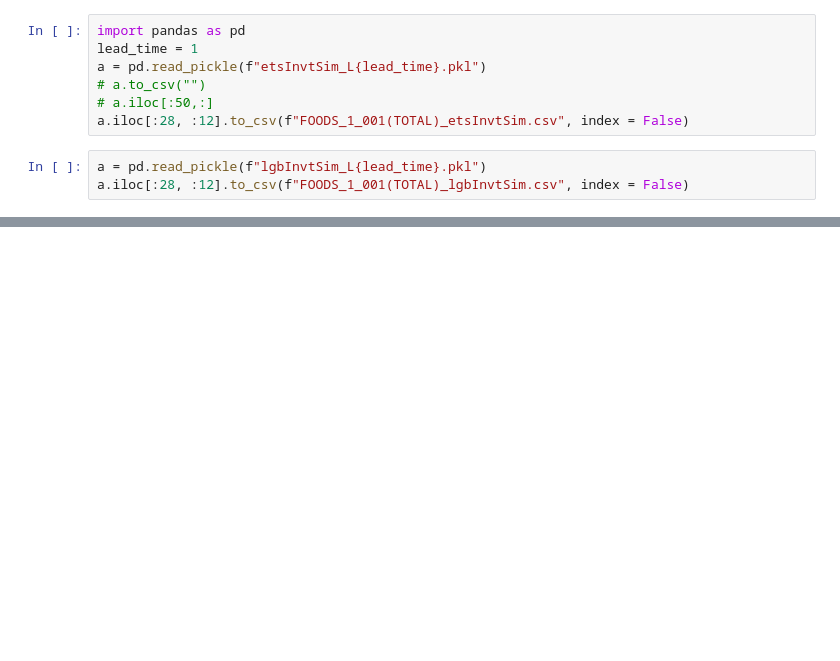
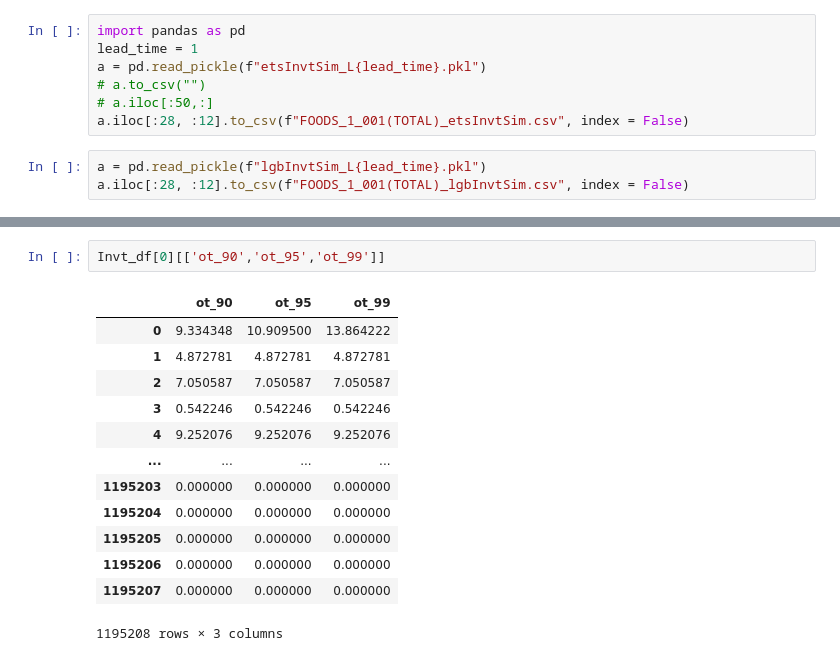
Before and after one commit to y1ngjiezhao/Forecast-Reconciliation-versus-Decision-Reconciliation, a Jupyter notebook: InvtSimModified/11) BASE_modified.ipynb, the cells around one changed output, grey strips where cells are left out. Cells and saved outputs as stored; diff of their text form; blank space fills up the shorter version.

```diff
--- a/InvtSimModified/11) BASE_modified.ipynb
+++ b/InvtSimModified/11) BASE_modified.ipynb
@@ -63,0 +120,16 @@ a.iloc[:28, :12].to_csv(f"FOODS_1_001(TOTAL)_lgbInvtSim.csv", index = False)
+# %%
+Invt_df[0][['ot_90','ot_95','ot_99']]
+# %% [output]
+|  | ot_90 | ot_95 | ot_99 |
+| 0 | 9.334348 | 10.909500 | 13.864222 |
+| 1 | 4.872781 | 4.872781 | 4.872781 |
+| 2 | 7.050587 | 7.050587 | 7.050587 |
+| 3 | 0.542246 | 0.542246 | 0.542246 |
+| 4 | 9.252076 | 9.252076 | 9.252076 |
+| ... | ... | ... | ... |
+| 1195203 | 0.000000 | 0.000000 | 0.000000 |
+| 1195204 | 0.000000 | 0.000000 | 0.000000 |
+| 1195205 | 0.000000 | 0.000000 | 0.000000 |
+| 1195206 | 0.000000 | 0.000000 | 0.000000 |
+| 1195207 | 0.000000 | 0.000000 | 0.000000 |
+1195208 rows × 3 columns
```
Also changed, not shown: parts of 9 cells of this notebook, 10 other files.
